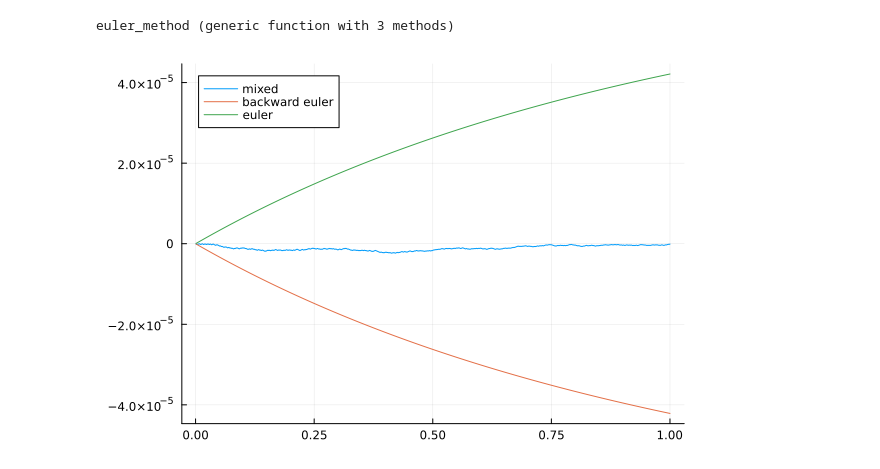
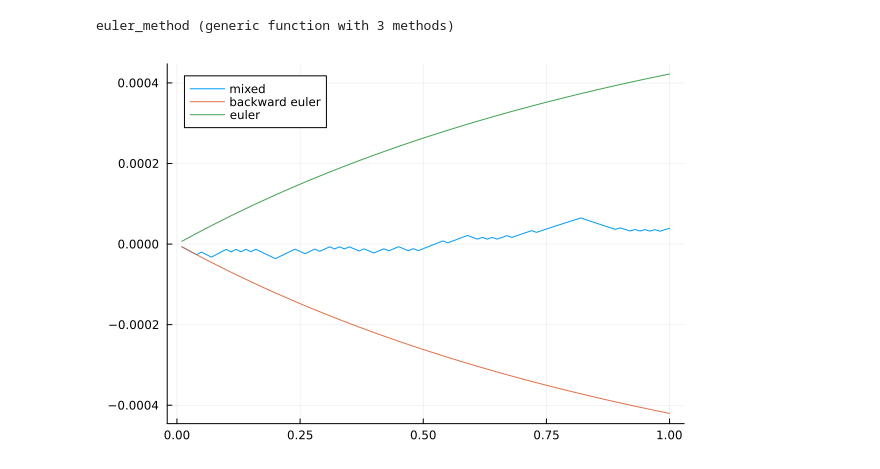
Before and after one commit to ISIPINK/masterthesis_MC_linear_ODEs, a Jupyter notebook: experiments/tests_period_7/random_RK.ipynb, the cells around one changed output. Cells and saved outputs as stored; diff of their text form; code cells hidden in the pictures.

```diff
--- a/experiments/tests_period_7/random_RK.ipynb
+++ b/experiments/tests_period_7/random_RK.ipynb
@@ -37,23 +37,24 @@ end
 # %% [output]
 euler_method (generic function with 3 methods)
 # %%
-steps = 1000
+steps = 100
 initial_value = 1.0
 begin_time = 0.0
 end_time = 1.0
+
 
 derivative_function(t,y) = exp(-y);  solution_function(t) = log(t + ℯ)
 # derivative_function(t,y) = -y;  solution_function(t) = exp(-t)
 
 time_values1, function_values1 = euler_method("mixed", steps, derivative_function, initial_value, begin_time, end_time)
 time_values2, function_values2 = euler_method("backward", steps, derivative_function, initial_value, begin_time, end_time)
 time_values3, function_values3 = euler_method("euler", steps, derivative_function, initial_value, begin_time, end_time)
 
 # plot(time_values1, abs.(function_values1 - solution_function.(time_values1)) ./ abs.(function_values2 - solution_function.(time_values2)), label="mixed")
 # plot!(time_values1, abs.(function_values3 - solution_function.(time_values1)) ./ abs.(function_values2 - solution_function.(time_values2)), label="euler")
 
 plot(time_values2, (function_values1 - solution_function.(time_values2)), label="mixed")
 plot!(time_values2, (function_values2 - solution_function.(time_values2)), label="backward euler")
 plot!(time_values3, (function_values3 - solution_function.(time_values2)), label="euler")
 # %% [output]
-[figure, old version]
+[figure, new version]
```
Also changed, not shown: 1 other file.
